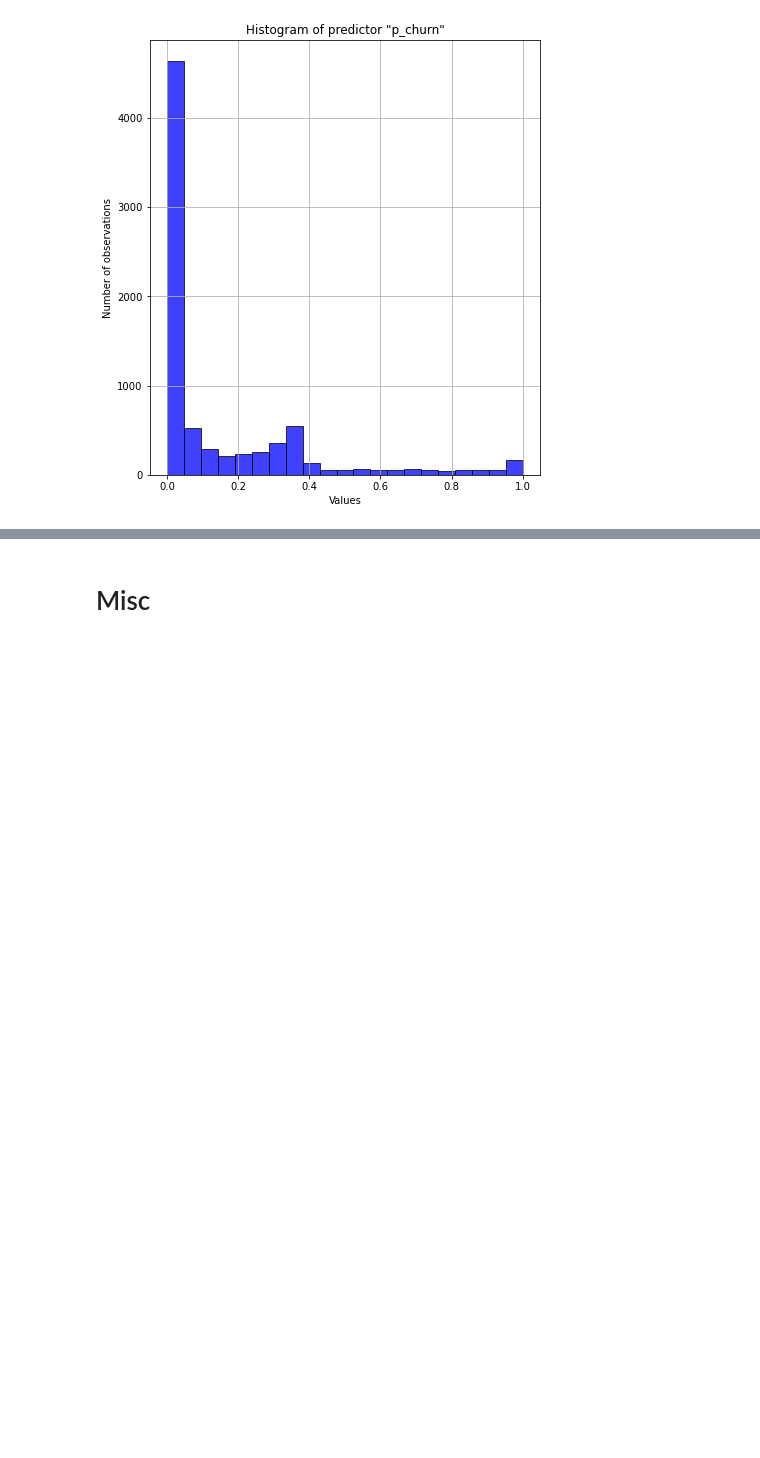
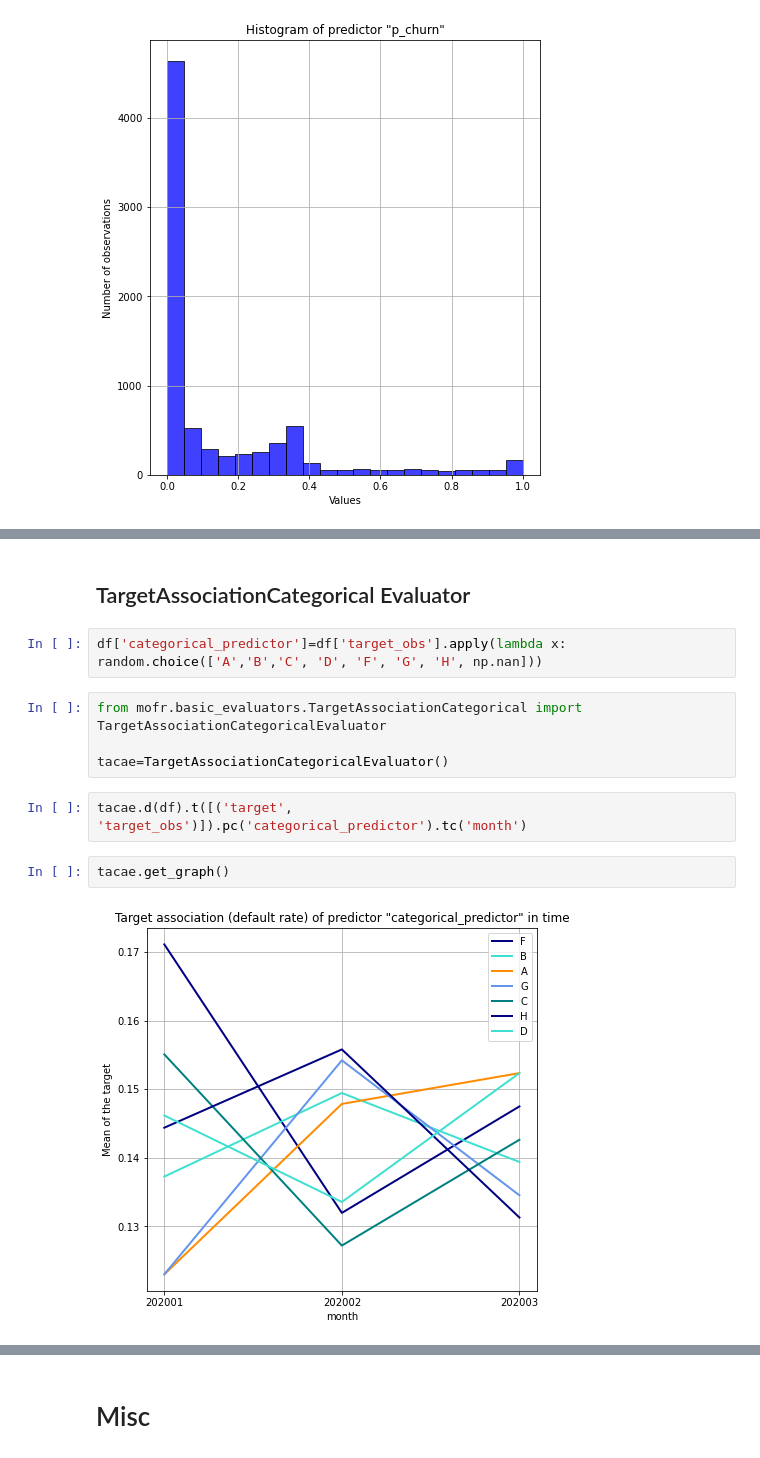
Before and after one commit to Vrboska/mofr, a Jupyter notebook: Testing.ipynb, the cells around one changed output, grey strips where cells are left out. Saved outputs shown, nothing was run; the diff lists cells and outputs as text; blank space fills up the shorter version.

Commit message:
TargetAssociationCategoricalEvaluator added

```diff
--- a/Testing.ipynb
+++ b/Testing.ipynb
@@ -536,3 +536,17 @@ Percentiles of predictor "p_churn"
 | percentile_50 | 0.021627 |
 | percentile_75 | 0.247600 |
 | percentile_90 | 0.401849 |
+# %% [markdown]
+## TargetAssociationCategorical Evaluator
+# %%
+df['categorical_predictor']=df['target_obs'].apply(lambda x: random.choice(['A','B','C', 'D', 'F', 'G', 'H', np.nan]))
+# %%
+from mofr.basic_evaluators.TargetAssociationCategorical import TargetAssociationCategoricalEvaluator
+
+tacae=TargetAssociationCategoricalEvaluator()
+# %%
+tacae.d(df).t([('target', 'target_obs')]).pc('categorical_predictor').tc('month')
+# %%
+tacae.get_graph()
+# %% [output]
+[figure, added]
```
Also changed, not shown: parts of 26 cells of this notebook, 7 other files.
